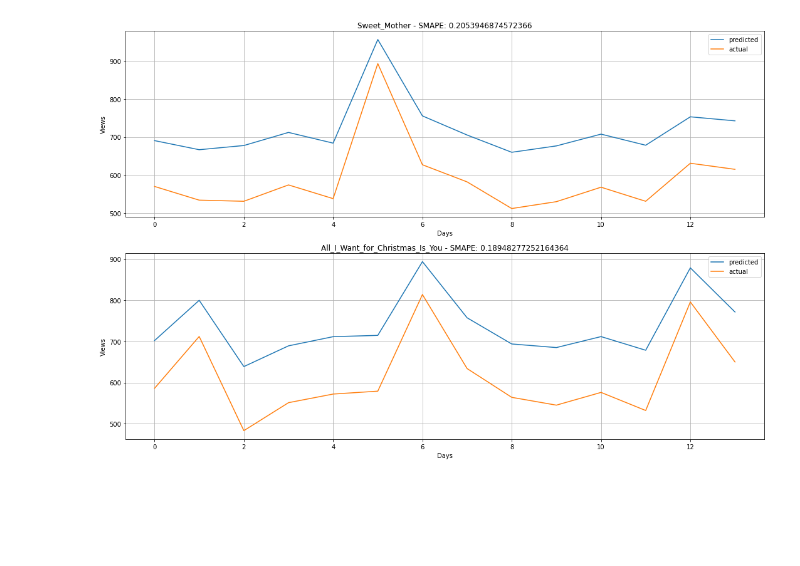
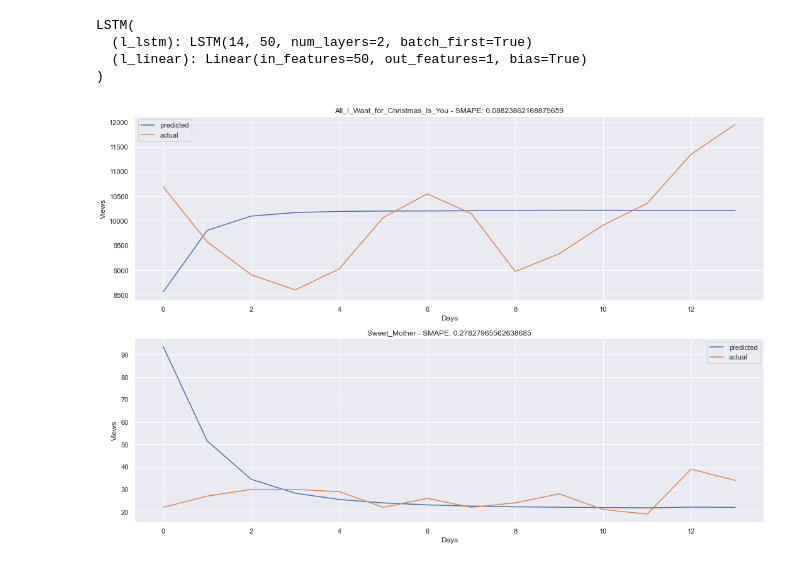
Before and after one commit to MohammadSakhnini/PageView_Prediction, a Jupyter notebook: LSTM.ipynb, the cells around one changed output. Drawn from its saved outputs; the diff is of its cells as text; code cells hidden in the pictures; blank space fills up the shorter version.

Commit message:
lstm plotted

```diff
--- a/LSTM.ipynb
+++ b/LSTM.ipynb
@@ -269,13 +144,3 @@ def smape(target, forecast):
       (np.abs(target - forecast) * (1 - flag)) / (denominator + flag)
   )
   return smape
-# %%
-# create dataloaders for model
-batch_size = 64  # set this between 32 to 128
-train_dataloader = dataset.to_dataloader(
-    train=True, batch_size=batch_size, num_workers=0)
-val_dataloader = dataset.to_dataloader(
-    train=False, batch_size=batch_size * 10, num_workers=0)
-
-predictions = model.predict(val_dataloader)
-actuals = torch.cat([y for _, (y, _) in iter(val_dataloader)])
@@ -282,32 +204,72 @@ actuals = torch.cat([y for _, (y, _) in iter(val_dataloader)])
+# %%
+path = "lstm_new.pth"
+model.load_state_dict(torch.load(path))
+model.eval()
+# %% [output]
+LSTM(
+  (l_lstm): LSTM(14, 50, num_layers=2, batch_first=True)
+  (l_linear): Linear(in_features=50, out_features=1, bias=True)
+)
 # %%
 import matplotlib.pyplot as plt
+model.eval()
 
-song1 = 39
-song2 = 3
-loss1 = smape(predictions[song1].cpu().detach().numpy(),actuals[song1].cpu().detach().numpy())
-loss2 = smape(predictions[song2].cpu().detach().numpy(),actuals[song2].cpu().detach().numpy())
+
 fig, axs = plt.subplots(nrows=2, ncols=1,figsize=(15,10),tight_layout=True)
 fig.tight_layout()
-axs[0].plot(predictions[song1],label="predicted")
-axs[0].plot(actuals[song1],label="actual")
+
+
+song1 = df[df["article"] == "All_I_Want_for_Christmas_Is_You"][features][-28:-14].values
+actual1 = df[df["article"] == "All_I_Want_for_Christmas_Is_You"][target][-28:-14].values.flatten()
+preds1 = []
+loss1 = []
+with torch.no_grad():
+    for i in range(14):
+        temp = torch.tensor(np.array(song1[i])).unsqueeze(0).unsqueeze(0).to(device).float()
+        predictions = model(temp)
+        preds1.append(predictions.cpu().detach().numpy())
+        loss1.append(smape(predictions.flatten().cpu().detach().numpy(),actual1[i]))
+
+loss1 = np.average(np.array(loss1))
+preds1 = np.array(preds1).flatten()
+
+axs[0].plot(preds1,label="predicted")
+axs[0].plot(actual1,label="actual")
 axs[0].grid(True)
 axs[0].legend()
 axs[0].set_xlabel("Days")
 axs[0].set_ylabel("Views")
-axs[0].title.set_text(data["article"].unique()[song1] +f" - SMAPE: {loss1}")
+axs[0].title.set_text(f"All_I_Want_for_Christmas_Is_You - SMAPE: {loss1}")
 
-axs[1].plot(predictions[song2],label="predicted")
-axs[1].plot(actuals[song2],label="actual")
+
+
+song2 = df[df["article"] == "Sweet_Mother"][features][-28:-14].values
+actual2 = df[df["article"] == "Sweet_Mother"][target][-28:-14].values.flatten()
+preds2 = []
+loss2 = []
+with torch.no_grad():
+    for i in range(14):
+        temp = torch.tensor(np.array(song2[i])).unsqueeze(0).unsqueeze(0).to(device).float()
+        predictions = model(temp)
+        preds2.append(predictions.cpu().detach().numpy())
+        loss = smape(predictions.flatten().cpu().detach().numpy(),actual2[i])
+        loss2.append(loss)
+
+loss2 = np.average(np.array(loss2))
+preds2 = np.array(preds2).flatten()
+
+axs[1].plot(preds2,label="predicted")
+axs[1].plot(actual2,label="actual")
 axs[1].grid(True)
 axs[1].legend()
 axs[1].set_xlabel("Days")
 axs[1].set_ylabel("Views")
-axs[1].title.set_text(data["article"].unique()[song2] +f" - SMAPE: {loss2}")
+axs[1].title.set_text(f"Sweet_Mother - SMAPE: {loss2}")
 
 
-plt.show()
+# plt.show()
 # %% [output]
-[figure, old version]
+[figure, new version]
 # %%
 import plotly.express as px
 import pandas as pd
```
Also changed, not shown: parts of 11 cells of this notebook, 3 other files.
